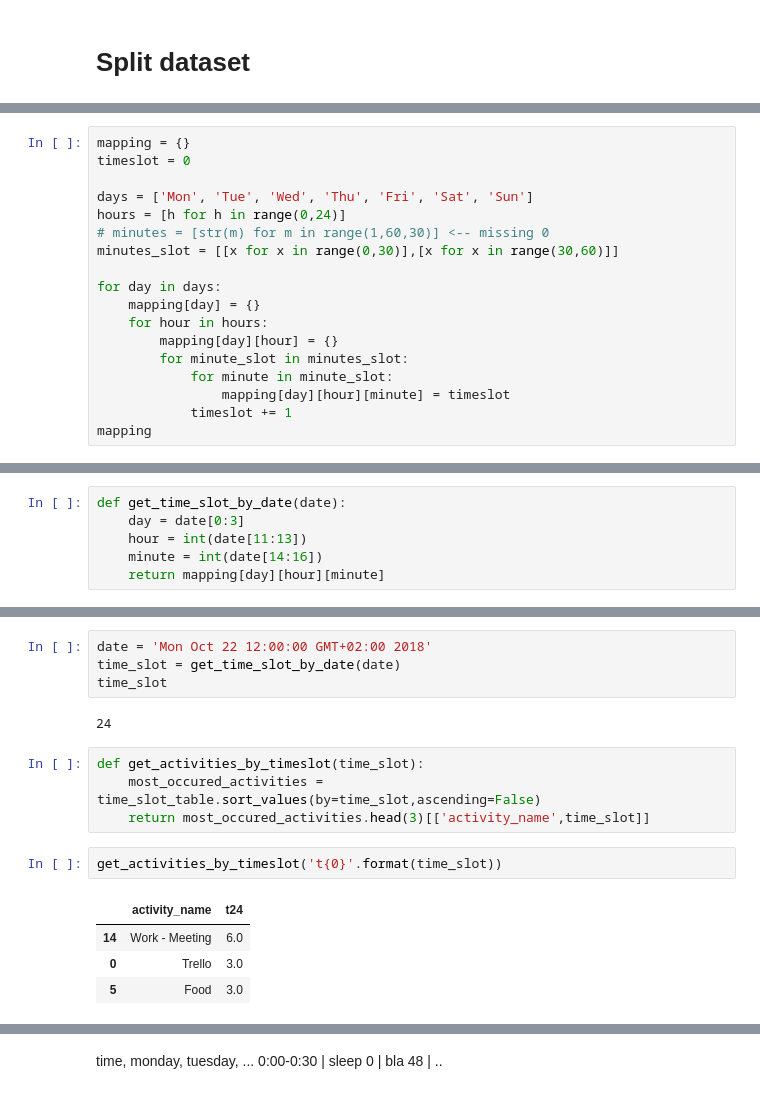
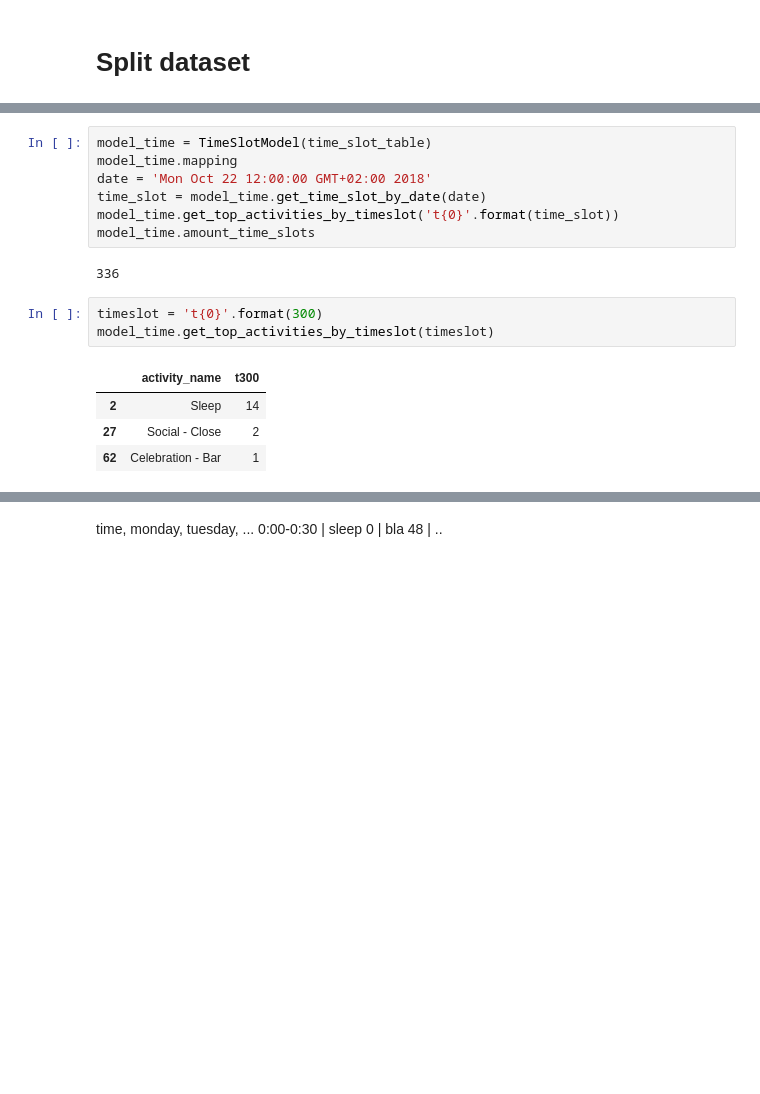
Before and after one commit to FollowJack/machine-learning-masterclass, a Jupyter notebook: project_10_activity_analysis/notebooks/05_model__time_slot_recommendation.ipynb, the cells around one changed output, grey strips where cells are left out. Drawn from its saved outputs; the diff is of its cells as text; blank space fills up the shorter version.

Commit message:
Refactor model class for time slot recommendation

```diff
--- a/project_10_activity_analysis/notebooks/05_model__time_slot_recommendation.ipynb
+++ b/project_10_activity_analysis/notebooks/05_model__time_slot_recommendation.ipynb
@@ -148,18 +101,0 @@ We have a timeslot table where we can recommend an activity based on a timeslot.
-# %%
-mapping = {}
-timeslot = 0
-
-days = ['Mon', 'Tue', 'Wed', 'Thu', 'Fri', 'Sat', 'Sun']
-hours = [h for h in range(0,24)]
-# minutes = [str(m) for m in range(1,60,30)] <-- missing 0
-minutes_slot = [[x for x in range(0,30)],[x for x in range(30,60)]]
-
-for day in days:
-    mapping[day] = {}
-    for hour in hours:
-        mapping[day][hour] = {}
-        for minute_slot in minutes_slot:
-            for minute in minute_slot:
-                mapping[day][hour][minute] = timeslot
-            timeslot += 1
-mapping
@@ -184,6 +101,0 @@ mapping
-# %%
-def get_time_slot_by_date(date):
-    day = date[0:3]
-    hour = int(date[11:13])
-    minute = int(date[14:16])
-    return mapping[day][hour][minute]
@@ -190,17 +154,17 @@ def get_time_slot_by_date(date):
 # %%
+model_time = TimeSlotModel(time_slot_table)
+model_time.mapping
 date = 'Mon Oct 22 12:00:00 GMT+02:00 2018'
-time_slot = get_time_slot_by_date(date)
-time_slot
+time_slot = model_time.get_time_slot_by_date(date)
+model_time.get_top_activities_by_timeslot('t{0}'.format(time_slot))
+model_time.amount_time_slots
 # %% [output]
-24
+336
-# %%
-def get_activities_by_timeslot(time_slot):
-    most_occured_activities = time_slot_table.sort_values(by=time_slot,ascending=False)
-    return most_occured_activities.head(3)[['activity_name',time_slot]]
 # %%
-get_activities_by_timeslot('t{0}'.format(time_slot))
+timeslot = 't{0}'.format(300)
+model_time.get_top_activities_by_timeslot(timeslot)
 # %% [output]
-|  | activity_name | t24 |
-| 14 | Work - Meeting | 6.0 |
-| 0 | Trello | 3.0 |
-| 5 | Food | 3.0 |
+|  | activity_name | t300 |
+| 2 | Sleep | 14 |
+| 27 | Social - Close | 2 |
+| 62 | Celebration - Bar | 1 |
```
Also changed, not shown: parts of 21 cells of this notebook.
